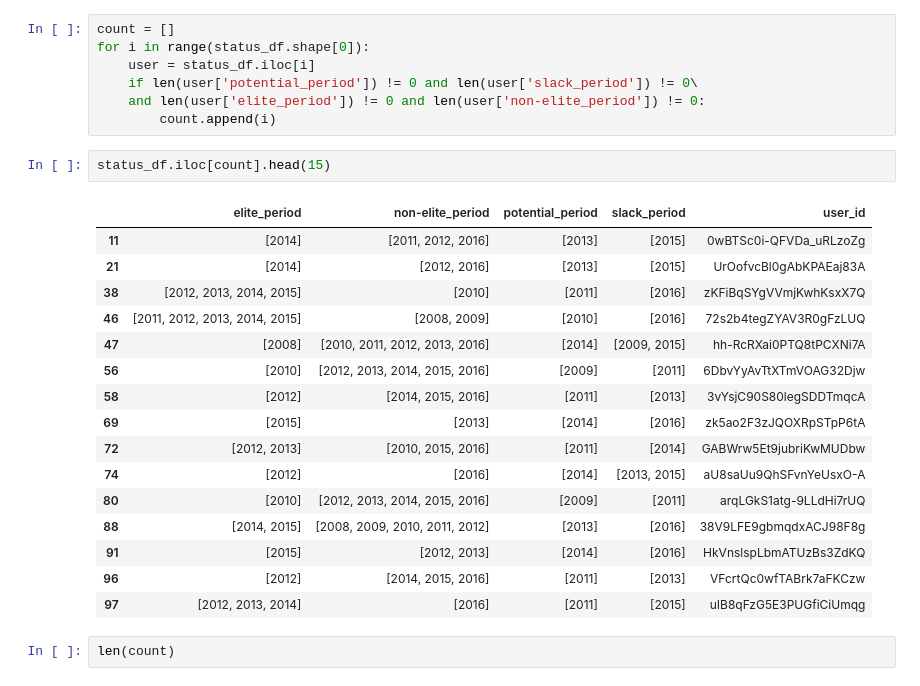
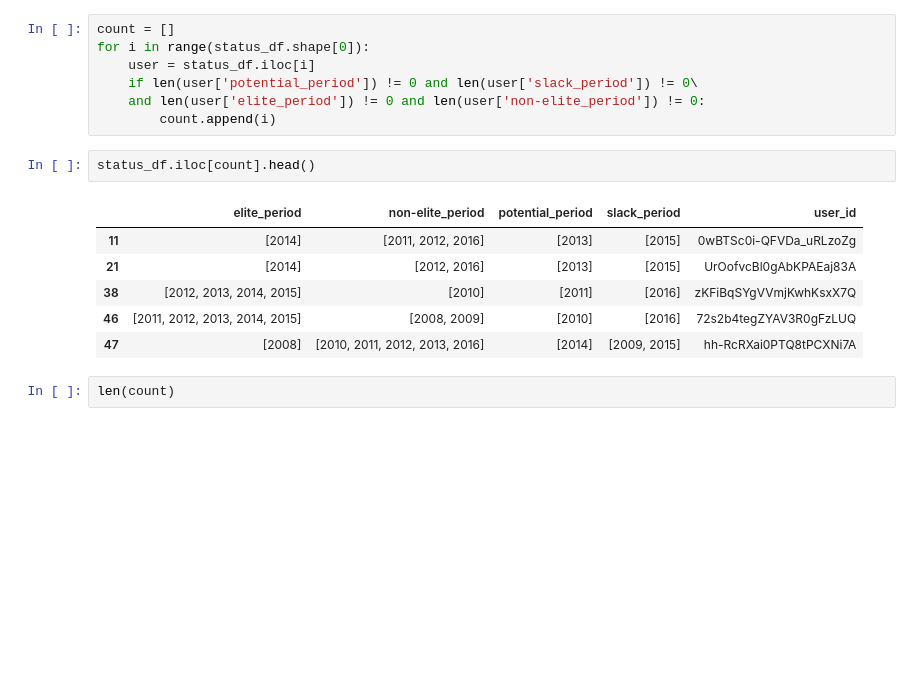
Before and after one commit to CornellDataScience/Yelp, a Jupyter notebook: salt-baes/Kenta/Dynamic_Time_Warping.ipynb, the cells around one changed output. Saved outputs shown, nothing was run; the diff lists cells and outputs as text; blank space fills up the shorter version.

```diff
--- a/salt-baes/Kenta/Dynamic_Time_Warping.ipynb
+++ b/salt-baes/Kenta/Dynamic_Time_Warping.ipynb
@@ -105,24 +106,14 @@ for i in range(status_df.shape[0]):
     and len(user['elite_period']) != 0 and len(user['non-elite_period']) != 0:
         count.append(i)
 # %%
-status_df.iloc[count].head(15)
+status_df.iloc[count].head()
 # %% [output]
 |  | elite_period | non-elite_period | potential_period | slack_period | user_id |
 | 11 | [2014] | [2011, 2012, 2016] | [2013] | [2015] | 0wBTSc0i-QFVDa_uRLzoZg |
 | 21 | [2014] | [2012, 2016] | [2013] | [2015] | UrOofvcBl0gAbKPAEaj83A |
 | 38 | [2012, 2013, 2014, 2015] | [2010] | [2011] | [2016] | zKFiBqSYgVVmjKwhKsxX7Q |
 | 46 | [2011, 2012, 2013, 2014, 2015] | [2008, 2009] | [2010] | [2016] | 72s2b4tegZYAV3R0gFzLUQ |
 | 47 | [2008] | [2010, 2011, 2012, 2013, 2016] | [2014] | [2009, 2015] | hh-RcRXai0PTQ8tPCXNi7A |
-| 56 | [2010] | [2012, 2013, 2014, 2015, 2016] | [2009] | [2011] | 6DbvYyAvTtXTmVOAG32Djw |
-| 58 | [2012] | [2014, 2015, 2016] | [2011] | [2013] | 3vYsjC90S80legSDDTmqcA |
-| 69 | [2015] | [2013] | [2014] | [2016] | zk5ao2F3zJQOXRpSTpP6tA |
-| 72 | [2012, 2013] | [2010, 2015, 2016] | [2011] | [2014] | GABWrw5Et9jubriKwMUDbw |
-| 74 | [2012] | [2016] | [2014] | [2013, 2015] | aU8saUu9QhSFvnYeUsxO-A |
-| 80 | [2010] | [2012, 2013, 2014, 2015, 2016] | [2009] | [2011] | arqLGkS1atg-9LLdHi7rUQ |
-| 88 | [2014, 2015] | [2008, 2009, 2010, 2011, 2012] | [2013] | [2016] | 38V9LFE9gbmqdxACJ98F8g |
-| 91 | [2015] | [2012, 2013] | [2014] | [2016] | HkVnslspLbmATUzBs3ZdKQ |
-| 96 | [2012] | [2014, 2015, 2016] | [2011] | [2013] | VFcrtQc0wfTABrk7aFKCzw |
-| 97 | [2012, 2013, 2014] | [2016] | [2011] | [2015] | uIB8qFzG5E3PUGfiCiUmqg |
 # %%
 len(count)
 # %% [output]
```
Also changed, not shown: parts of 46 cells of this notebook.
